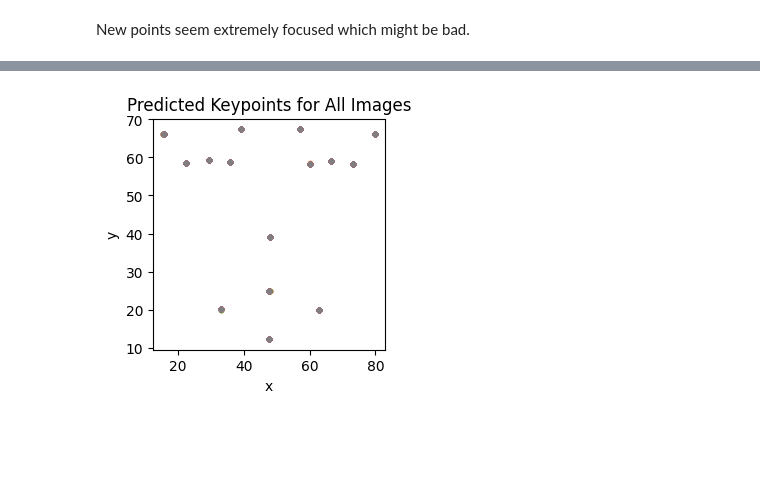
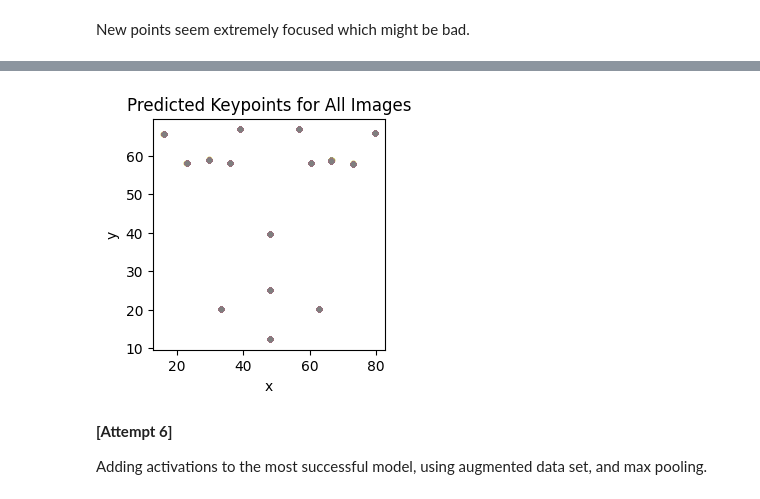
Before and after one commit to elmomote/DL2024-FacialKeypointDetectionProject, a Jupyter notebook: [F24_DL]_Facial_Keypoint_Detection_Project.ipynb, the cells around one changed output, grey strips where cells are left out. Saved outputs shown, nothing was run; the diff lists cells and outputs as text; code cells hidden in the pictures; blank space fills up the shorter version.

```diff
--- a/[F24_DL]_Facial_Keypoint_Detection_Project.ipynb
+++ b/[F24_DL]_Facial_Keypoint_Detection_Project.ipynb
@@ -928,5 +929,5 @@ True Keypoints:
 Predicted Keypoints:
 [figure]
 # %%
-plot_all_keypoint_predictions(m2_attempt_4, x_test)
+plot_all_keypoint_predictions(m2_attempt_5, x_test)
 # %% [output]
@@ -934 +935,5 @@ plot_all_keypoint_predictions(m2_attempt_4, x_test)
-[figure, old version]
+[figure, new version]
+# %% [markdown]
+**[Attempt 6]**
+
+Adding activations to the most successful model, using augmented data set, and max pooling.
```
Also changed, not shown: parts of 28 cells of this notebook.
